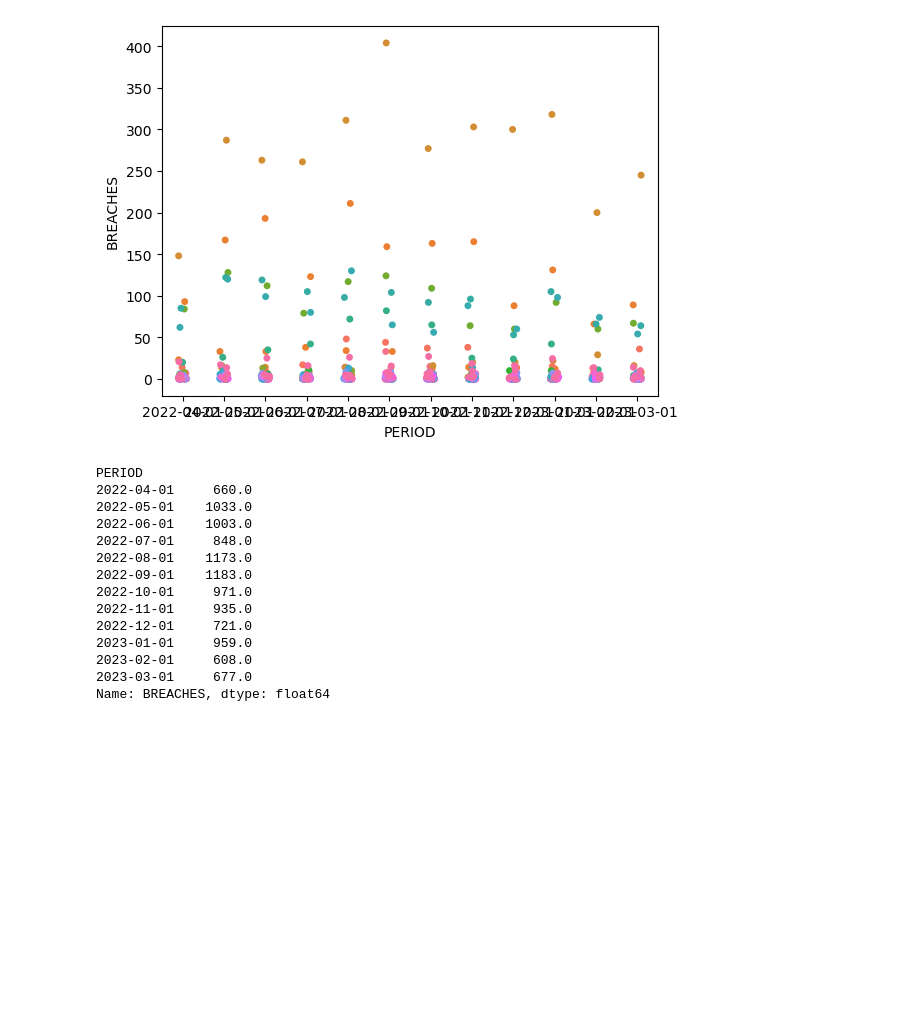
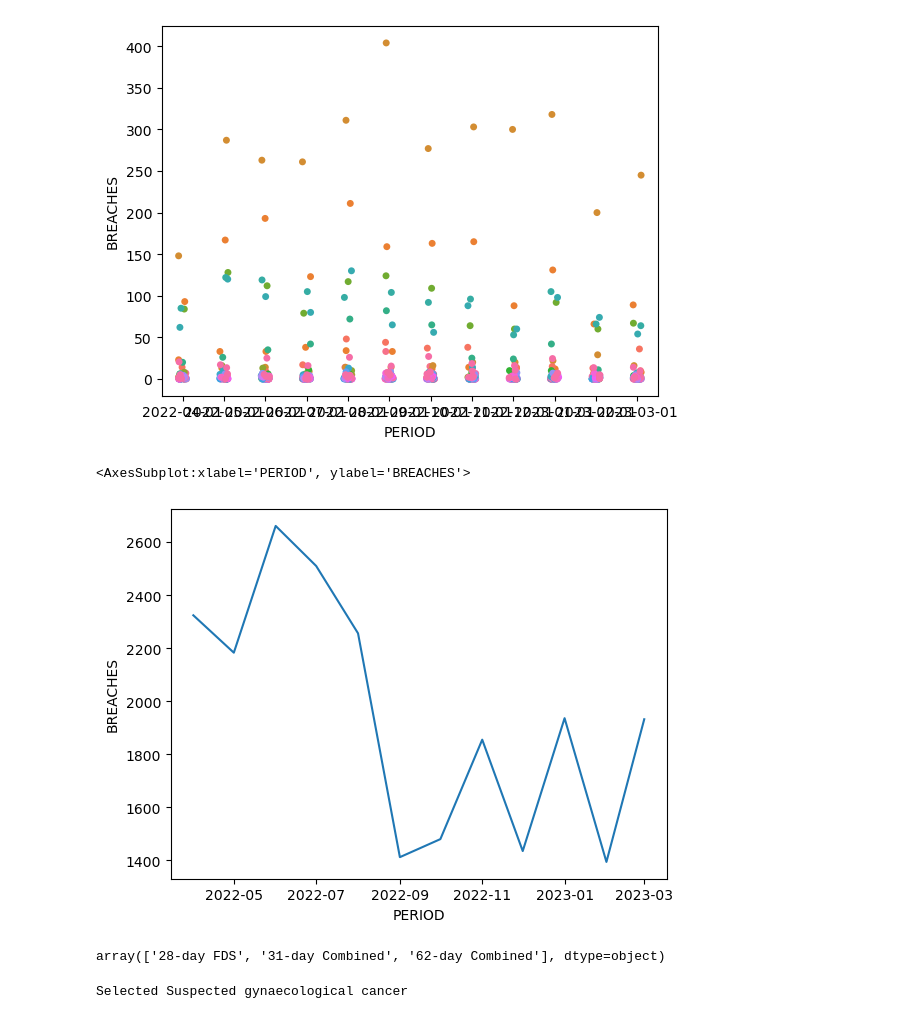
Before and after one commit to ploginovic/hpdm139_A2, a Jupyter notebook: canseer/workstation_21stDec.ipynb, the cells around one changed output. Drawn from its saved outputs; the diff is of its cells as text; code cells hidden in the pictures; blank space fills up the shorter version.

```diff
--- a/canseer/workstation_21stDec.ipynb
+++ b/canseer/workstation_21stDec.ipynb
@@ -33,20 +17,12 @@ sns.stripplot(x='PERIOD', y = 'BREACHES', data=select_org(df=data,org_str='R1K')
 # %% [output]
 <AxesSubplot:xlabel='PERIOD', ylabel='BREACHES'>
 [figure]
-# %%
-select_org(data,'R1K').groupby(by='PERIOD')['BREACHES'].sum()
-# %% [output]
-PERIOD
-2022-04-01     660.0
-2022-05-01    1033.0
-2022-06-01    1003.0
-2022-07-01     848.0
-2022-08-01    1173.0
-2022-09-01    1183.0
-2022-10-01     971.0
-2022-11-01     935.0
-2022-12-01     721.0
-2023-01-01     959.0
-2023-02-01     608.0
-2023-03-01     677.0
-Name: BREACHES, dtype: float64
+# %%
+sns.lineplot(x='PERIOD', y='BREACHES', data=select_org(data,'R0A').groupby(by='PERIOD').sum())
+# %% [output]
+<AxesSubplot:xlabel='PERIOD', ylabel='BREACHES'>
+[figure, added]
+# %%
+data.STANDARD.unique()
+# %% [output]
+array(['28-day FDS', '31-day Combined', '62-day Combined'], dtype=object)
@@ -53,3 +34,53 @@ Name: BREACHES, dtype: float64
+# %%
+import pandas as pd
+import plotly.express as px
+import plotly.graph_objects as go
+
+# Sample data (replace this with your actual data)
+
+df = select_cancer(select_standard(select_org(data, 'R1K'),'FDS'),3)
+
+# Calculate the proportion of breaches
+df['PROPORTION_BREACHES'] = df['BREACHES'] / df['TOTAL']
+
+# Create a sliding window to calculate the moving average of the proportion of breaches
+window_size = 3  # Adjust the window size as needed
+df['MOVING_AVERAGE'] = df['PROPORTION_BREACHES'].rolling(window=window_size).mean()
+
+# Plot the interactive graph
+fig = go.Figure()
+
+# Add a scatter plot for the proportion of breaches
+fig.add_trace(go.Scatter(x=df['PERIOD'], y=df['PROPORTION_BREACHES'], mode='lines+markers', name='Proportion of Breaches'))
+
+# Add a line plot for the moving average
+fig.add_trace(go.Scatter(x=df['PERIOD'], y=df['MOVING_AVERAGE'], mode='lines', name=f'Moving Average (Window={window_size})'))
+
+# Customize the layout
+fig.update_layout(title='Proportion of Breaches Over Time',
+                  xaxis_title='Period',
+                  yaxis_title='Proportion of Breaches',
+                  hovermode='x',
+                  xaxis=dict(tickmode='linear'),
+                  updatemenus=[dict(type='buttons', showactive=False,
+                                    buttons=[dict(label='Play',
+                                                  method='animate',
+                                                  args=[None, dict(frame=dict(duration=500, redraw=True), fromcurrent=True)])])])
+
+# Create animation frames
+frames = [go.Frame(data=[go.Scatter(x=df['PERIOD'].iloc[:i + 1],
+                                    y=df['MOVING_AVERAGE'].iloc[:i + 1],
+                                    mode='lines',
+                                    marker=dict(color='red'),
+                                    name=f'Moving Average (Window={window_size})')]) for i in range(len(df))]
+
+# Add frames to the figure
+fig.frames = frames
+
+# Show the interactive plot
+fig.show()
+# %% [output]
+Selected Suspected gynaecological cancer
 # %%
 #//ToDo: write a function to fliter out only singificant breaches/ significant number of cases pe trust etc
 # Create a report generating script, where a figure is plotted using the trust name from the link file using the org code
```
Also changed, not shown: parts of 4 cells of this notebook, 1 other file.
